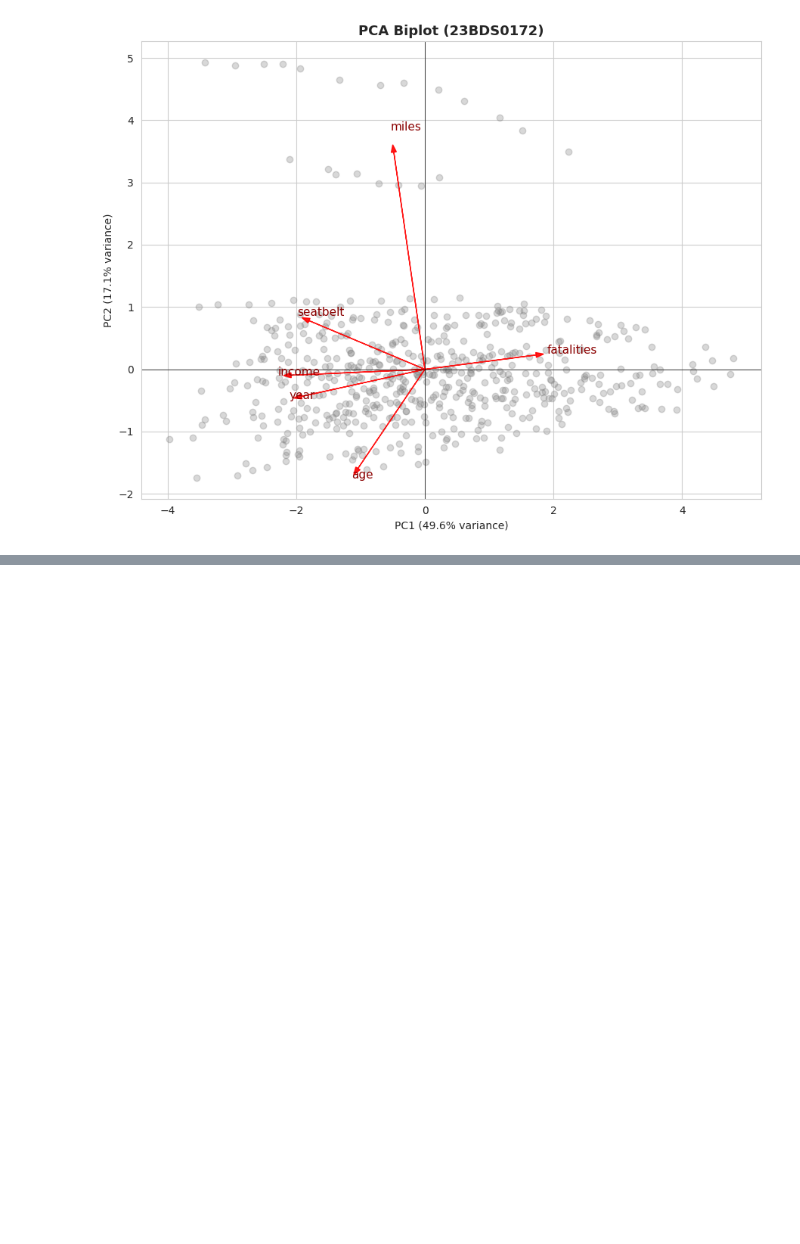
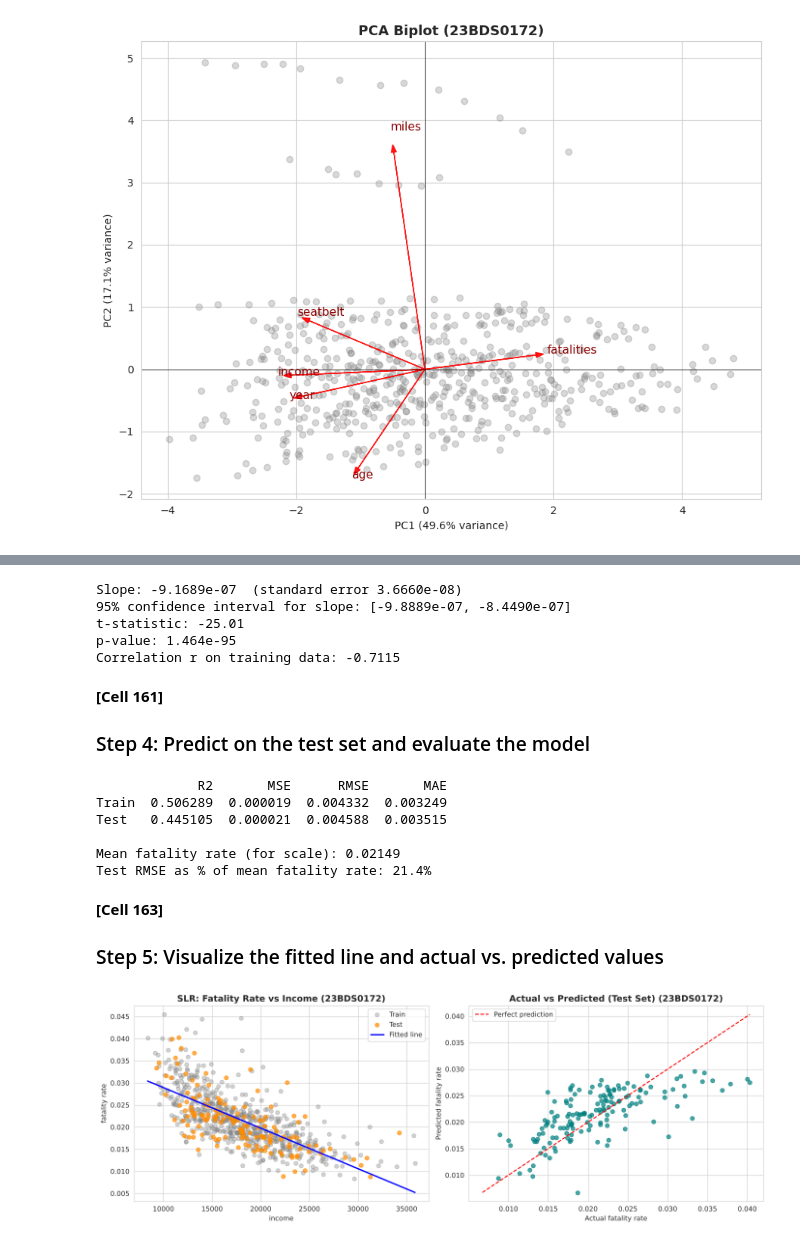
Before and after one commit to Udit587/UditVashisht-EDA-Project, a Jupyter notebook: Phase1_EDA_USSeatBelts.ipynb, the cells around one changed output, grey strips where cells are left out. Drawn from its saved outputs; the diff is of its cells as text; code cells hidden in the pictures; blank space fills up the shorter version.

Commit message:
Phase 3: PCA (Module 6) and Simple Linear Regression (Module 7), cell labels

```diff
--- a/Phase1_EDA_USSeatBelts.ipynb
+++ b/Phase1_EDA_USSeatBelts.ipynb
@@ -1472,0 +1766,75 @@ plt.show()
+# %%
+# [Cell 160]
+lr_res = stats.linregress(X_train["income"], y_train)
+t_crit = stats.t.ppf(0.975, df=len(X_train) - 2)
+ci_low = lr_res.slope - t_crit * lr_res.stderr
+ci_high = lr_res.slope + t_crit * lr_res.stderr
+
+print(f"Slope: {lr_res.slope:.4e}  (standard error {lr_res.stderr:.4e})")
+print(f"95% confidence interval for slope: [{ci_low:.4e}, {ci_high:.4e}]")
+print(f"t-statistic: {lr_res.slope / lr_res.stderr:.2f}")
+print(f"p-value: {lr_res.pvalue:.3e}")
+print(f"Correlation r on training data: {lr_res.rvalue:.4f}")
+# %% [output]
+Slope: -9.1689e-07  (standard error 3.6660e-08)
+95% confidence interval for slope: [-9.8889e-07, -8.4490e-07]
+t-statistic: -25.01
+p-value: 1.464e-95
+Correlation r on training data: -0.7115
+# %% [markdown]
+**[Cell 161]**
+
+### Step 4: Predict on the test set and evaluate the model
+# %%
+# [Cell 162]
+y_train_pred = slr.predict(X_train)
+y_test_pred = slr.predict(X_test)
+
+def eval_row(y_true, y_pred):
+    mse = mean_squared_error(y_true, y_pred)
+    return [r2_score(y_true, y_pred), mse, np.sqrt(mse), mean_absolute_error(y_true, y_pred)]
+
+slr_metrics = pd.DataFrame(
+    [eval_row(y_train, y_train_pred), eval_row(y_test, y_test_pred)],
+    columns=["R2", "MSE", "RMSE", "MAE"], index=["Train", "Test"]
+)
+print(slr_metrics.round(6))
+print()
+print("Mean fatality rate (for scale):", round(y.mean(), 6))
+print(f"Test RMSE as % of mean fatality rate: {slr_metrics.loc['Test', 'RMSE'] / y.mean() * 100:.1f}%")
+# %% [output]
+             R2       MSE      RMSE       MAE
+Train  0.506289  0.000019  0.004332  0.003249
+Test   0.445105  0.000021  0.004588  0.003515
+
+Mean fatality rate (for scale): 0.02149
+Test RMSE as % of mean fatality rate: 21.4%
+# %% [markdown]
+**[Cell 163]**
+
+### Step 5: Visualize the fitted line and actual vs. predicted values
+# %%
+# [Cell 164]
+fig, axes = plt.subplots(1, 2, figsize=(14, 5))
+
+axes[0].scatter(X_train["income"], y_train, alpha=0.35, color="gray", label="Train")
+axes[0].scatter(X_test["income"], y_test, alpha=0.7, color="darkorange", label="Test")
+x_line = np.linspace(X["income"].min(), X["income"].max(), 100)
+axes[0].plot(x_line, b0 + b1 * x_line, color="blue", linewidth=2, label="Fitted line")
+axes[0].set_title(f"SLR: Fatality Rate vs Income ({REG_NO})")
+axes[0].set_xlabel("income")
+axes[0].set_ylabel("fatality rate")
+axes[0].legend()
+
+axes[1].scatter(y_test, y_test_pred, alpha=0.7, color="teal")
+lims = [min(y_test.min(), y_test_pred.min()), max(y_test.max(), y_test_pred.max())]
+axes[1].plot(lims, lims, color="red", linestyle="--", label="Perfect prediction")
+axes[1].set_title(f"Actual vs Predicted (Test Set) ({REG_NO})")
+axes[1].set_xlabel("Actual fatality rate")
+axes[1].set_ylabel("Predicted fatality rate")
+axes[1].legend()
+
+plt.tight_layout()
+plt.show()
+# %% [output]
+[figure, added]
```
Also changed, not shown: parts of 164 cells of this notebook.
